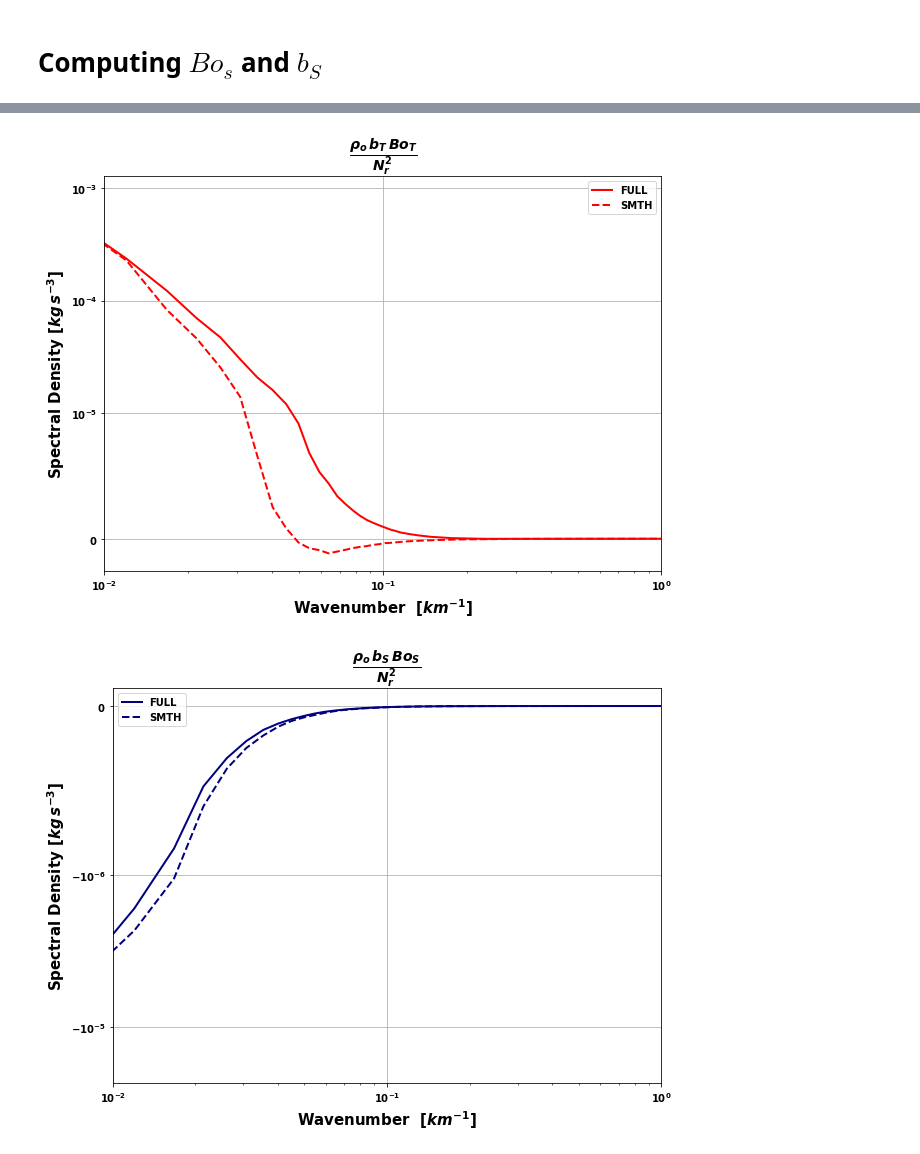
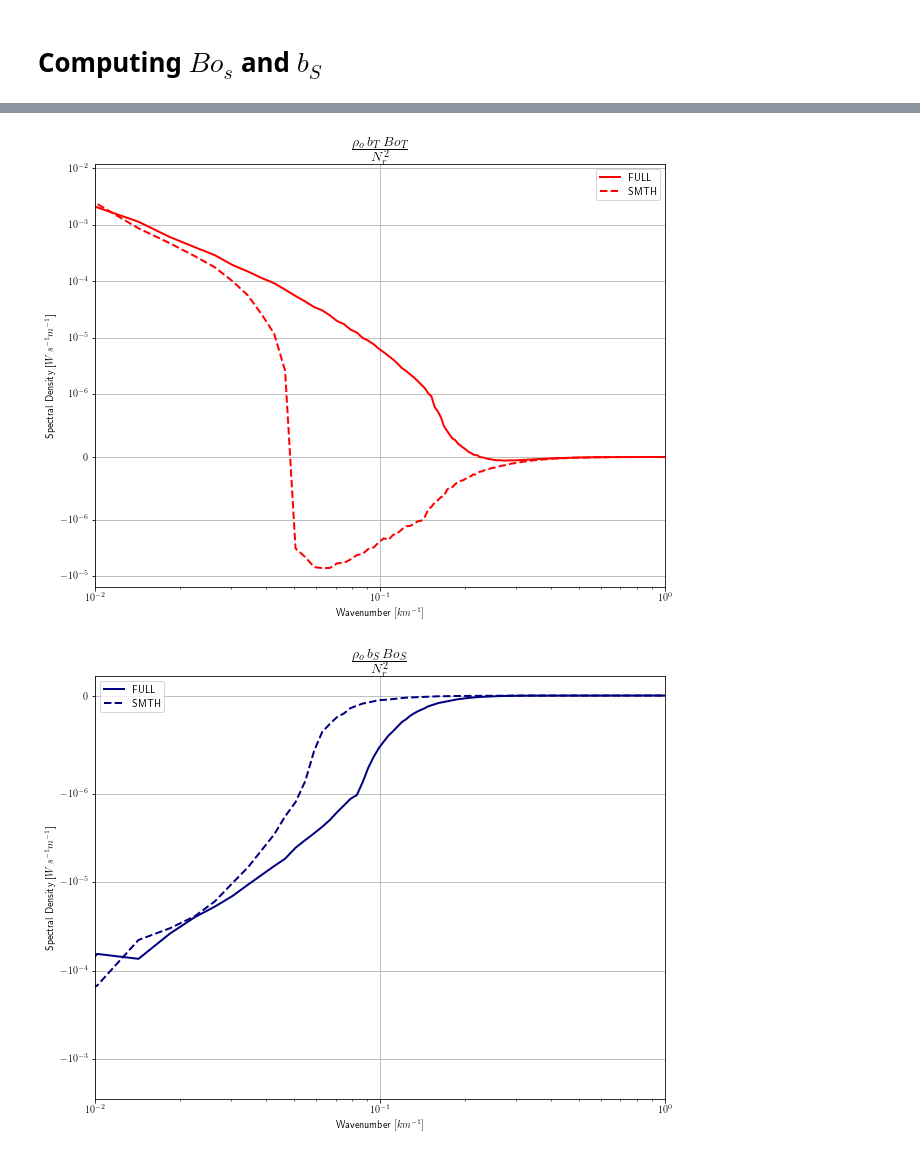
Before and after one commit to igoruchoa/FeedbackSubmeso, a Jupyter notebook: 2_CROCO/bBo_computation.ipynb, the cells around one changed output, grey strips where cells are left out. Cells and saved outputs as stored; diff of their text form; code cells hidden in the pictures.

```diff
--- a/2_CROCO/bBo_computation.ipynb
+++ b/2_CROCO/bBo_computation.ipynb
@@ -59,32 +87,32 @@ chunks_new={'dayofyear':40}
 
 tf=varf.temp.groupby("time_counter.dayofyear").mean()
 tf=tf.chunk(chunks=chunks_new);
-tf=tf[:,:,200:-200].compute();
+tf=tf[:,100:-100,100:-200].compute();
 tf=tf[:-1,1:-1,1:-1]
 
 tt=vart.temp.groupby("time_counter.dayofyear").mean()
 tt=tt.chunk(chunks=chunks_new);
-tt=tt[:,:,200:-200].compute();
+tt=tt[:,100:-100,100:-200].compute();
 tt=tt[:-1,1:-1,1:-1]
 
 shf=varf.shflx.groupby("time_counter.dayofyear").mean()
 shf=shf.chunk(chunks=chunks_new);
-shf=shf[:,:,200:-200].compute();
+shf=shf[:,100:-100,100:-200].compute();
 shf=shf[:-1,1:-1,1:-1]
 
 sht=vart.shflx.groupby("time_counter.dayofyear").mean()
 sht=sht.chunk(chunks=chunks_new);
-sht=sht[:,:,200:-200].compute();
+sht=sht[:,100:-100,100:-200].compute();
 sht=sht[:-1,1:-1,1:-1]
 
 
 sf=varf.salt.groupby("time_counter.dayofyear").mean()
 sf=sf.chunk(chunks=chunks_new);
-sf=sf[:,:,200:-200].compute();
+sf=sf[:,100:-100,100:-200].compute();
 sf=sf[:-1,1:-1,1:-1]
 
 st=vart.salt.groupby("time_counter.dayofyear").mean()
 st=st.chunk(chunks=chunks_new);
-st=st[:,:,200:-200].compute();
+st=st[:,100:-100,100:-200].compute();
 st=st[:-1,1:-1,1:-1]
 # %% [output]
@@ -173,11 +214,20 @@ bs_t=-g*beta_t*(st-st.mean(axis=1).mean(axis=1))
 
 # bs_f=-g*beta_f*(sf[:-1,:,:]-sf.mean())
 # bs_t=-g*beta_t*(st[:-1,:,:]-st.mean())
+# %%
+nf=2
+wdws='hann' #'flattop','hann'
+wdw_cor=True
+scl='density'
 # %%
 %%time
 with ProgressBar():
-    btBt_f=xrft.isotropic_cross_spectrum(bt_f.drop(['nav_lat_rho','nav_lon_rho','dayofyear']),Bot_f.drop(['nav_lat_rho','nav_lon_rho','dayofyear']),
-                                      dim=['y_rho','x_rho'],nfactor=2,truncate='True',detrend='linear', window=True).real
-    btBt_t=xrft.isotropic_cross_spectrum(bt_t.drop(['nav_lat_rho','nav_lon_rho','dayofyear']),Bot_t.drop(['nav_lat_rho','nav_lon_rho','dayofyear']),
-                                      dim=['y_rho','x_rho'],nfactor=2,truncate='True',detrend='linear', window=True).real
+    btBt_f=xrft.isotropic_cross_spectrum(bt_f.drop(['nav_lat_rho','nav_lon_rho','dayofyear']),
+                                         Bot_f.drop(['nav_lat_rho','nav_lon_rho','dayofyear']),dim=['y_rho','x_rho'],
+                              nfactor=nf,truncate='True',scaling=scl,detrend='linear',
+                                     window=wdws,window_correction=wdw_cor).real
+    btBt_t=xrft.isotropic_cross_spectrum(bt_t.drop(['nav_lat_rho','nav_lon_rho','dayofyear']),
+                                         Bot_t.drop(['nav_lat_rho','nav_lon_rho','dayofyear']),dim=['y_rho','x_rho'],
+                              nfactor=nf,truncate='True',scaling=scl,detrend='linear',
+                                     window=wdws,window_correction=wdw_cor).real
 # %% [output]
@@ -216,35 +282,33 @@ Wall time: 2min 1s
 # %%
 plt.figure(figsize=(9,7))
 
 
 plt.plot(btBt_f.freq_r/dxx,(rho/N2r)*btBt_f.mean(axis=0),label='FULL',linewidth=2,color='red')
 plt.plot(btBt_t.freq_r/dxx,(rho/N2r)*btBt_t.mean(axis=0),'--',label='SMTH',linewidth=2,color='red')
 
 # plt.plot([1/50,1/50],[1000,0],'k--')
 
 plt.legend()
-
-plt.yscale('symlog',linthresh=1e-5)
+plt.yscale('symlog',linthresh=1e-6)
 # plt.yscale('log')
 plt.xscale('log')
 
 
 
-plt.title(r'$\frac{\rho_o \,b_T \,Bo_T}{N^2_r}$',fontweight='light',fontsize=20)
-plt.ylabel(r'Spectral Density [$kg\,s^{-3}$]',fontweight='bold',fontsize=15)
+plt.title(r'$\frac{\rho_o \,b_T \,Bo_T}{N^2_r}$',fontsize=20)
+plt.ylabel(r'Spectral Density [$W\,s^{-1}m^{-1}$]',fontweight='bold')
 
-
-plt.xlabel(r'Wavenumber  $[km^{-1}]$',fontweight='bold',fontsize=15)
+plt.xlabel(r'Wavenumber  $[km^{-1}]$',fontweight='bold')
 
 plt.xlim(1/100,1)
 # plt.ylim(0,1e-11)
 plt.grid()
 
 
 plt.tight_layout()
 plt.savefig('/homes/metogra/iufarias/Documents/figures/2_CROCO/bBo/bTBoT_spectral.png')
 # %% [output]
-[figure, old version]
+[figure, new version]
 # %%
 plt.figure(figsize=(9,7))
 
@@ -262,13 +326,13 @@ plt.xscale('log')
 
 
 
-plt.title(r'$\frac{\rho_o \,b_S \,Bo_S}{N^2_r}$',fontweight='light',fontsize=20)
+plt.title(r'$\frac{\rho_o \,b_S \,Bo_S}{N^2_r}$',fontsize=20)
 
-plt.ylabel(r'Spectral Density [$kg\,s^{-3}$]',fontweight='bold',fontsize=15)
+plt.ylabel(r'Spectral Density [$W\,s^{-1}m^{-1}$]',fontweight='bold')
 
 
 
-plt.xlabel(r'Wavenumber  $[km^{-1}]$',fontweight='bold',fontsize=15)
+plt.xlabel(r'Wavenumber  $[km^{-1}]$',fontweight='bold')
 
 plt.xlim(1/100,1)
 # plt.ylim(1e-8,1e-1)
@@ -277,7 +341,7 @@ plt.grid()
 plt.tight_layout()
 plt.savefig('/homes/metogra/iufarias/Documents/figures/2_CROCO/bBo/bSBoS_spectral.png')
 # %% [output]
-[figure, old version]
+[figure, new version]
 # %%
 plt.figure(figsize=(9,7))
 
```
Also changed, not shown: parts of 22 cells of this notebook, 1 other file.
